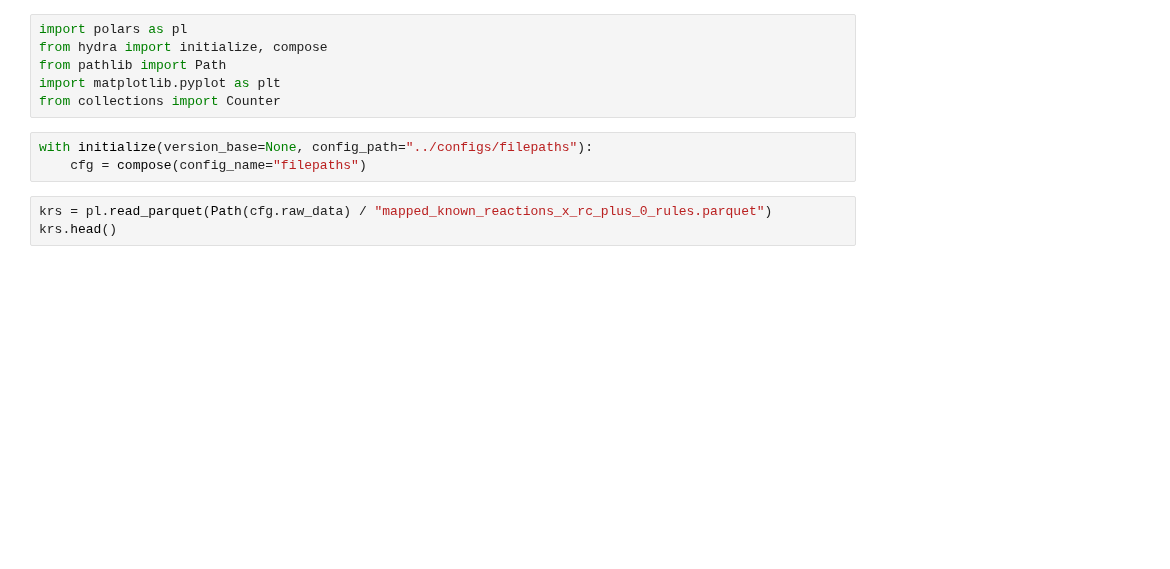
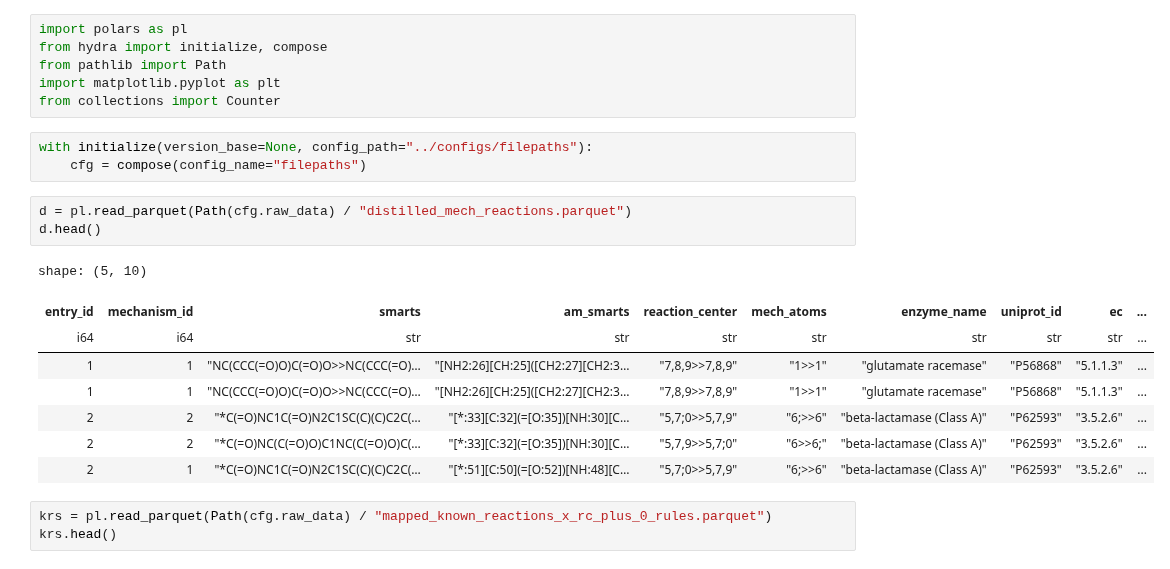
Before and after one commit to stefanpate/coarse-grain-rxns, a Jupyter notebook: notebooks/historical_reaction_data.ipynb, the cells around one changed output. Cells and saved outputs as stored; diff of their text form; blank space fills up the shorter version.

Commit message:
claude init, copy in distilled_mech_reactions with rxn_ids

```diff
--- a/notebooks/historical_reaction_data.ipynb
+++ b/notebooks/historical_reaction_data.ipynb
@@ -7,6 +7,18 @@ from collections import Counter
 # %%
 with initialize(version_base=None, config_path="../configs/filepaths"):
     cfg = compose(config_name="filepaths")
+# %%
+d = pl.read_parquet(Path(cfg.raw_data) / "distilled_mech_reactions.parquet")
+d.head()
+# %% [output]
+shape: (5, 10)
+| entry_id | mechanism_id | smarts | am_smarts | reaction_center | mech_atoms | enzyme_name | uniprot_id | ec | ... |
+| i64 | i64 | str | str | str | str | str | str | str | ... |
+| 1 | 1 | "NC(CCC(=O)O)C(=O)O>>NC(CCC(=O)… | "[NH2:26][CH:25]([CH2:27][CH2:3… | "7,8,9>>7,8,9" | "1>>1" | "glutamate racemase" | "P56868" | "5.1.1.3" | ... |
+| 1 | 1 | "NC(CCC(=O)O)C(=O)O>>NC(CCC(=O)… | "[NH2:26][CH:25]([CH2:27][CH2:3… | "7,8,9>>7,8,9" | "1>>1" | "glutamate racemase" | "P56868" | "5.1.1.3" | ... |
+| 2 | 2 | "*C(=O)NC1C(=O)N2C1SC(C)(C)C2C(… | "[*:33][C:32](=[O:35])[NH:30][C… | "5,7;0>>5,7,9" | "6;>>6" | "beta-lactamase (Class A)" | "P62593" | "3.5.2.6" | ... |
+| 2 | 2 | "*C(=O)NC(C(=O)O)C1NC(C(=O)O)C(… | "[*:33][C:32](=[O:35])[NH:30][C… | "5,7,9>>5,7;0" | "6>>6;" | "beta-lactamase (Class A)" | "P62593" | "3.5.2.6" | ... |
+| 2 | 1 | "*C(=O)NC1C(=O)N2C1SC(C)(C)C2C(… | "[*:51][C:50](=[O:52])[NH:48][C… | "5,7;0>>5,7,9" | "6;>>6" | "beta-lactamase (Class A)" | "P62593" | "3.5.2.6" | ... |
 # %%
 krs = pl.read_parquet(Path(cfg.raw_data) / "mapped_known_reactions_x_rc_plus_0_rules.parquet")
 krs.head()
```
Also changed, not shown: 2 other files.
